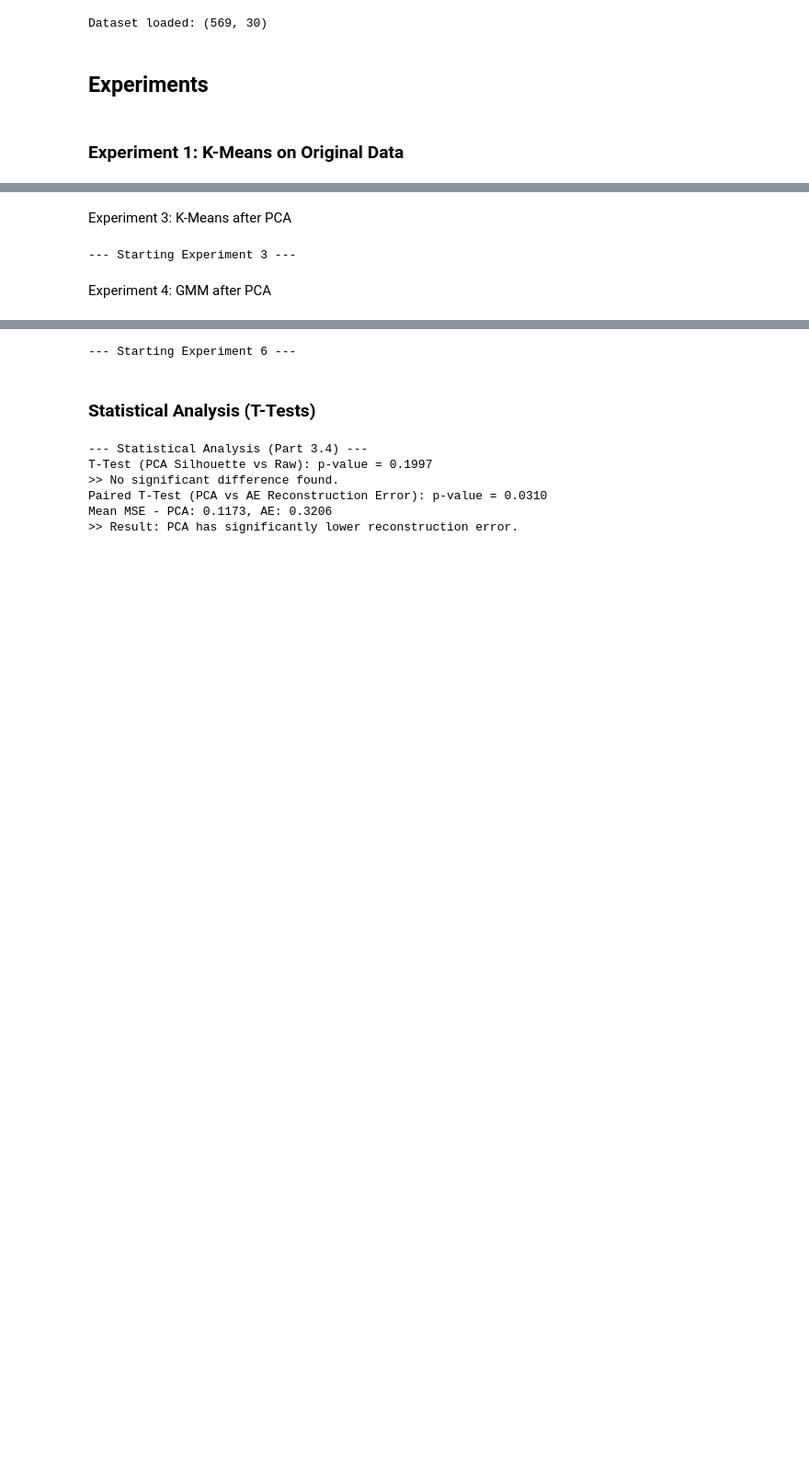
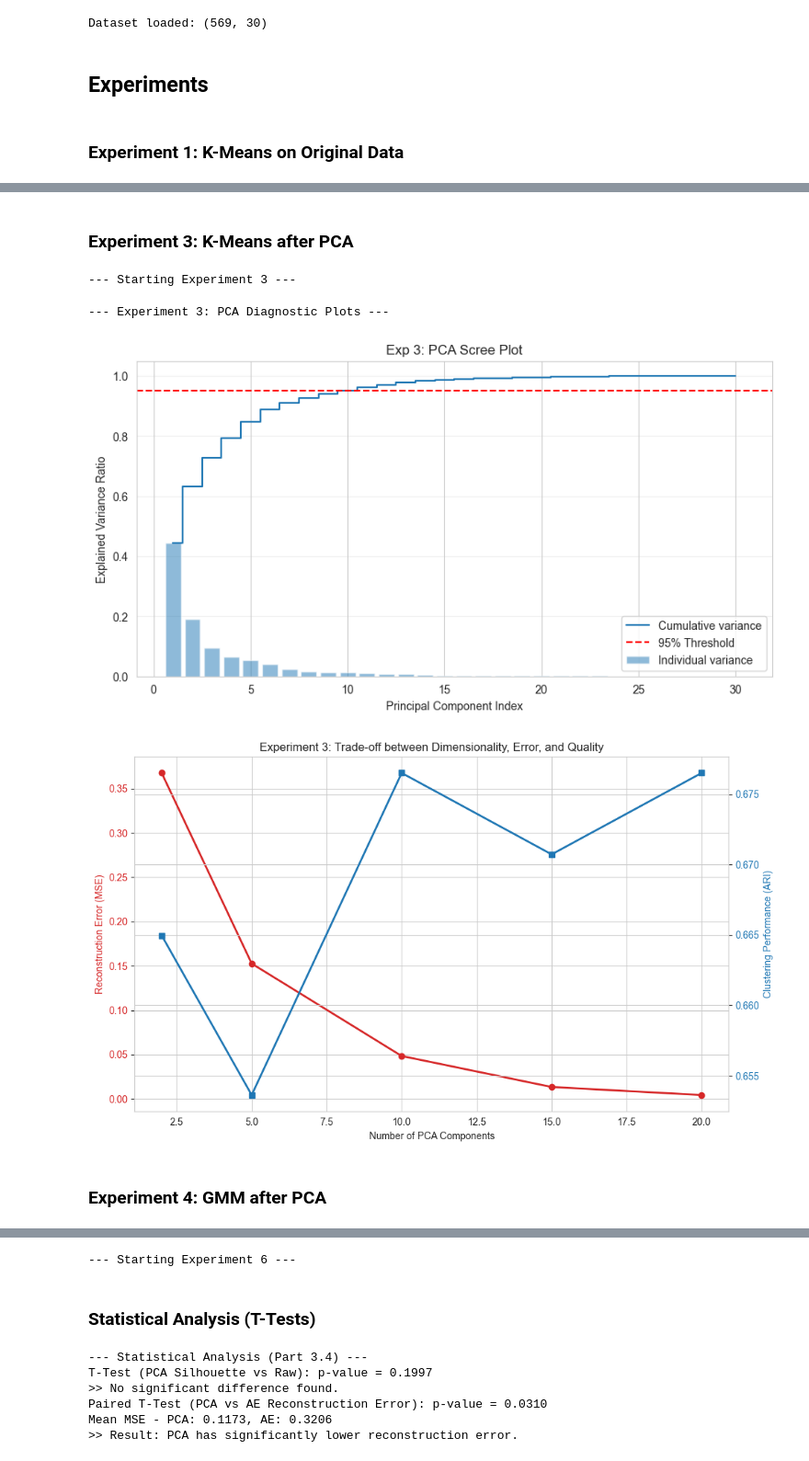
Before and after one commit to AbdelrahmanAmr2205/PCA_AutoEncoder_kmeans_GMM, a Jupyter notebook: lab4.ipynb, the cells around one changed output, grey strips where cells are left out. Shown at 92% size. Cells and saved outputs as stored; diff of their text form; code cells hidden in the pictures; blank space fills up the shorter version.

```diff
--- a/lab4.ipynb
+++ b/lab4.ipynb
@@ -218,10 +294,10 @@ GLOBAL_GMM_COMPONENTS = 2
 # %% [markdown]
-Experiment 3: K-Means after PCA
+### Experiment 3: K-Means after PCA
 # %%
 print("--- Starting Experiment 3 ---")
 
 pca_components = [2, 5, 10, 15, 20]
-
+temp_met = []
 for n_comp in pca_components:
     # 1. Reduction
     start_pca = time.time()
@@ -238,11 +314,64 @@ for n_comp in pca_components:
     km.fit(X_pca)
     km_time = time.time() - start_km
 
-    run_evaluation("Exp3_KMeans_PCA", "KMeans+PCA", X_pca, km.labels, y_true,
+    m = run_evaluation("Exp3_KMeans_PCA", "KMeans+PCA", X_pca, km.labels, y_true,
                    pca_time + km_time, reconstruction_error=rec_error,
                    extra_params={'dims': n_comp, 'var_ratio': np.sum(pca.explained_variance_ratio)})
+
+    temp_met.append({
+        'dims': n_comp,
+        'Rec_Error': rec_error,
+        'ARI': m['ARI'],
+        'Silhouette': m['Silhouette'],
+        'Var_Ratio': np.sum(pca.explained_variance_ratio)
+    })
+
+df_tradeoff = pd.DataFrame(temp_met)
 # %% [output]
 --- Starting Experiment 3 ---
+# %%
+print("--- Experiment 3: PCA Diagnostic Plots ---")
+
+# Scree Plot (Explained Variance)
+# We use the PCA model from the last iteration or fit a full one to see the trend
+pca_full = PCA_Scratch(n_components=X.shape[1])
+pca_full.fit(X)
+exp_var = pca_full.explained_variance_ratio
+
+plt.figure(figsize=(10, 5))
+plt.bar(range(1, len(exp_var) + 1), exp_var, alpha=0.5, align='center', label='Individual variance')
+plt.step(range(1, len(exp_var) + 1), np.cumsum(exp_var), where='mid', label='Cumulative variance')
+plt.axhline(y=0.95, color='r', linestyle='--', label='95% Threshold')
+plt.ylabel('Explained Variance Ratio')
+plt.xlabel('Principal Component Index')
+plt.title('Exp 3: PCA Scree Plot')
+plt.legend(loc='best')
+plt.grid(axis='y', alpha=0.3)
+plt.show()
+
+fig, ax1 = plt.subplots(figsize=(10, 6))
+
+# Plot Reconstruction Error on the left Y-axis
+color = 'tab:red'
+ax1.set_xlabel('Number of PCA Components')
+ax1.set_ylabel('Reconstruction Error (MSE)', color=color)
+ax1.plot(df_tradeoff['dims'], df_tradeoff['Rec_Error'], marker='o', color=color, linewidth=2, label='Rec Error')
+ax1.tick_params(axis='y', labelcolor=color)
+
+# Create a second Y-axis for clustering performance (ARI)
+ax2 = ax1.twinx()
+color = 'tab:blue'
+ax2.set_ylabel('Clustering Performance (ARI)', color=color)
+ax2.plot(df_tradeoff['dims'], df_tradeoff['ARI'], marker='s', color=color, linewidth=2, label='ARI Score')
+ax2.tick_params(axis='y', labelcolor=color)
+
+plt.title('Experiment 3: Trade-off between Dimensionality, Error, and Quality')
+fig.tight_layout()
+plt.show()
+# %% [output]
+--- Experiment 3: PCA Diagnostic Plots ---
+[figure, added]
+[figure, added]
 # %% [markdown]
-Experiment 4: GMM after PCA
+### Experiment 4: GMM after PCA
 # %%
```
Also changed, not shown: parts of 11 cells of this notebook.
